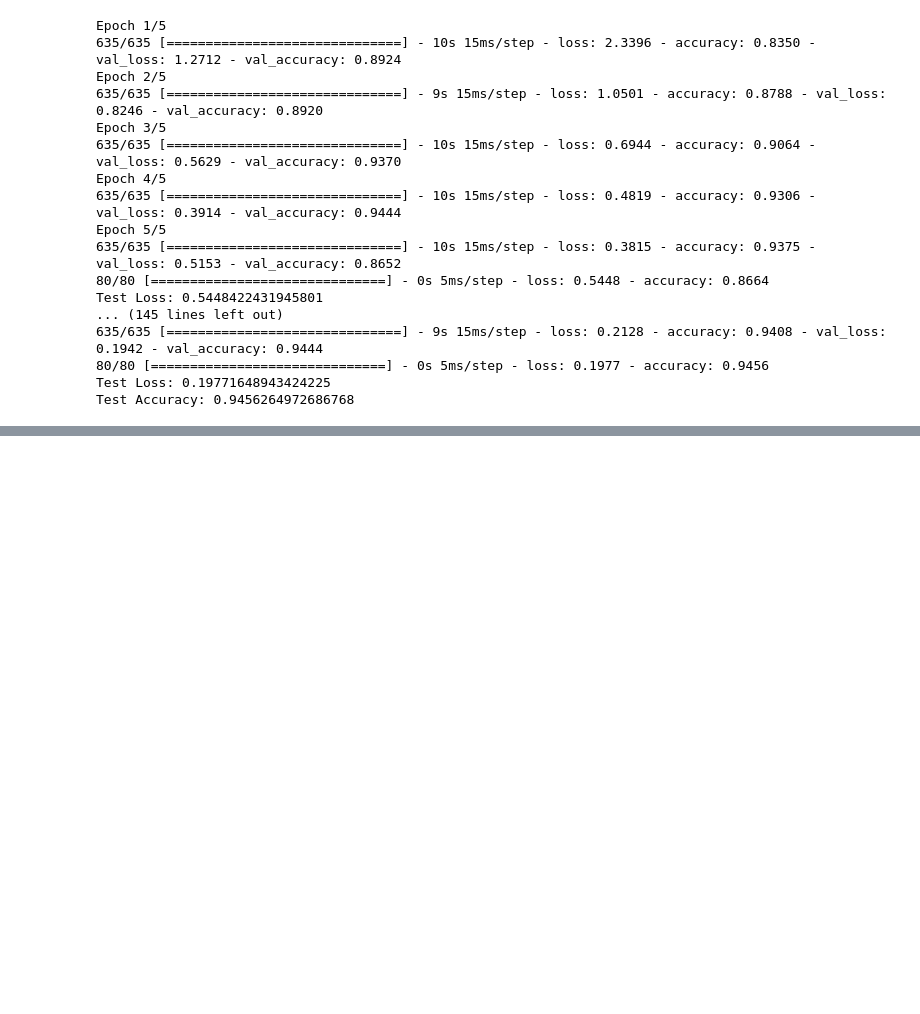
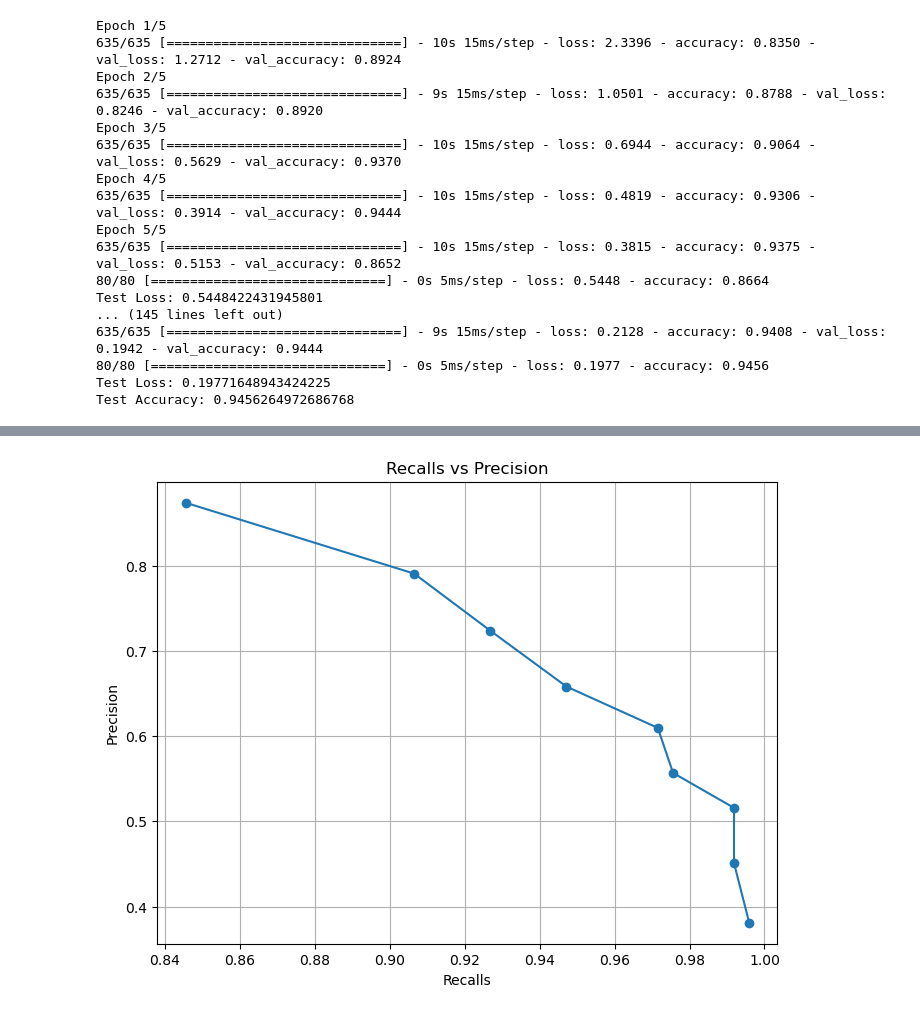
Before and after one commit to SoulReaper06/FakeVoiceModels, a Jupyter notebook: jonat_evaluation.ipynb, the cells around one changed output, grey strips where cells are left out. Saved outputs shown, nothing was run; the diff lists cells and outputs as text; code cells hidden in the pictures; blank space fills up the shorter version.

```diff
--- a/jonat_evaluation.ipynb
+++ b/jonat_evaluation.ipynb
@@ -365,0 +531,10 @@ F1 Score:  0.6750348675034867 F-0.5 Score:  0.568075117370892 F-2 Score:  [0.733
+# %%
+plt.figure(figsize=(8, 6))
+plt.plot(fold_recalls, fold_precisions, marker='o', linestyle='-')
+plt.xlabel('Recalls')
+plt.ylabel('Precision')
+plt.title('Recalls vs Precision')
+plt.grid(True)
+plt.show()
+# %% [output]
+[figure, added]
```
Also changed, not shown: parts of 16 cells of this notebook, 1 other file.
